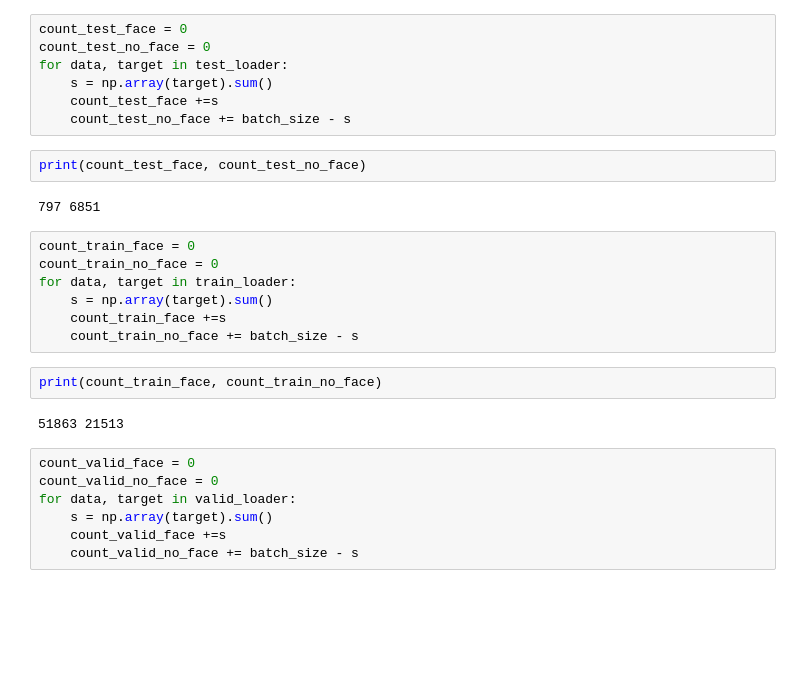
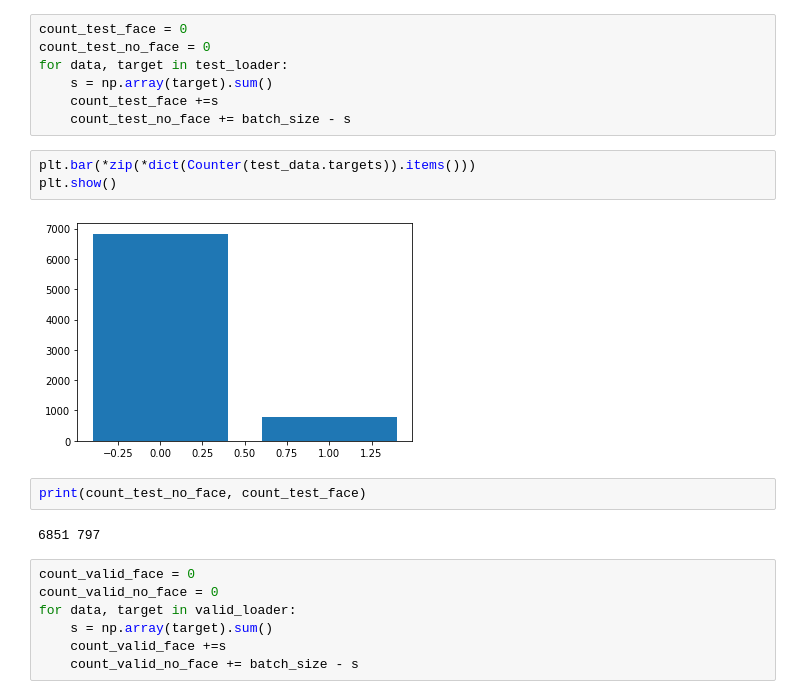
Before and after one commit to PierrePetrella/face_detection, a Jupyter notebook: face_detection.ipynb, the cells around one changed output. Cells and saved outputs as stored; diff of their text form; blank space fills up the shorter version.

```diff
--- a/face_detection.ipynb
+++ b/face_detection.ipynb
@@ -68,21 +80,15 @@ for data, target in test_loader:
     s = np.array(target).sum()
     count_test_face +=s
     count_test_no_face += batch_size - s
+# %%
+plt.bar(*zip(*dict(Counter(test_data.targets)).items()))
+plt.show()
+# %% [output]
+[figure, added]
 # %%
-print(count_test_face, count_test_no_face)
+print(count_test_no_face, count_test_face)
 # %% [output]
-797 6851
+6851 797
-# %%
-count_train_face = 0
-count_train_no_face = 0
-for data, target in train_loader:
-    s = np.array(target).sum()
-    count_train_face +=s
-    count_train_no_face += batch_size - s
-# %%
-print(count_train_face, count_train_no_face)
-# %% [output]
-51863 21513
 # %%
 count_valid_face = 0
 count_valid_no_face = 0
```
Also changed, not shown: parts of 10 cells of this notebook.
